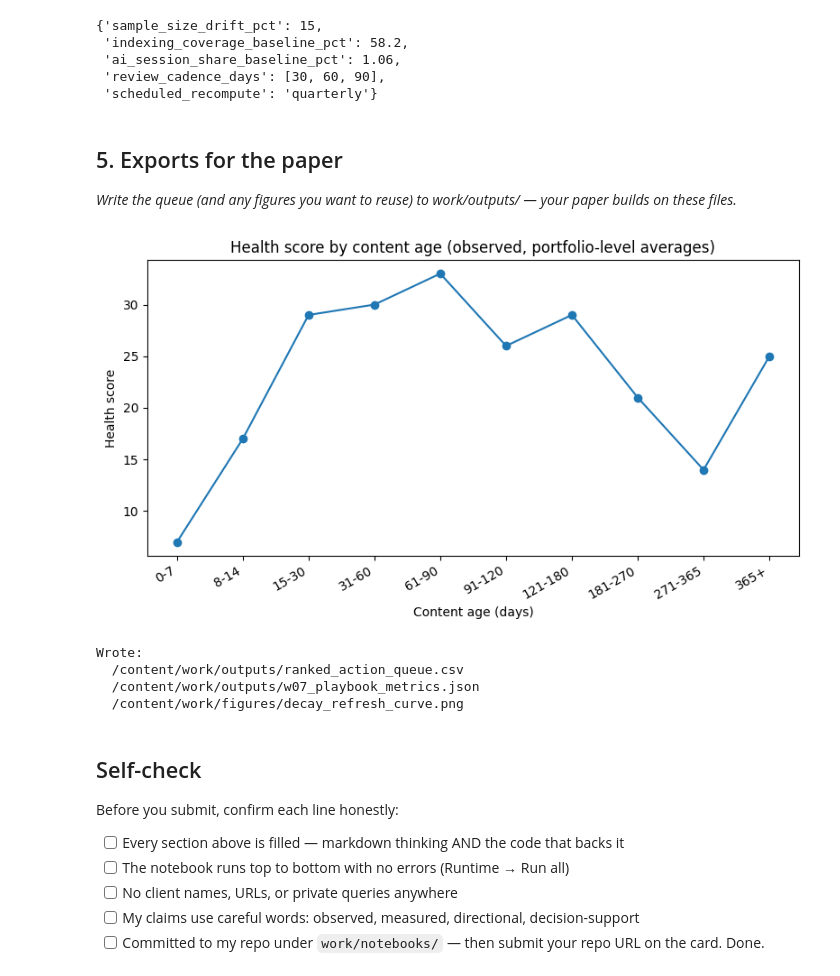
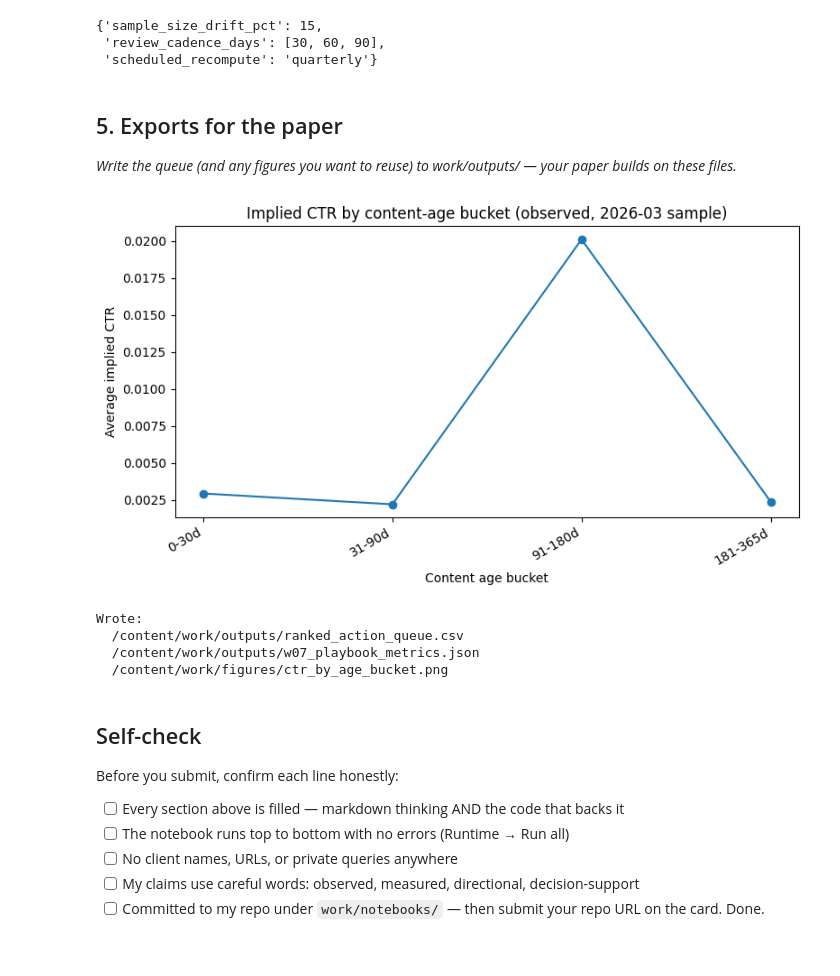
Before and after one commit to Trisha108-hub/flyrank-ml-internship, a Jupyter notebook: work/notebooks/w07_action_playbook.ipynb, the cells around one changed output. Cells and saved outputs as stored; diff of their text form; code cells hidden in the pictures.

```diff
--- a/work/notebooks/w07_action_playbook.ipynb
+++ b/work/notebooks/w07_action_playbook.ipynb
@@ -303,21 +322,25 @@ rows; it does not override the reason-code priority order.
 # Write your text answer in the cell ABOVE this one — typing sentences here breaks Run All.
 INTENT_VALUE_RANK = {"transactional": 3, "commercial": 2, "informational": 1, "navigational": 0}
 ranked_queue["value_tier"] = ranked_queue["intent"].map(INTENT_VALUE_RANK).fillna(0)
+
+# Real captured-value proxy: clicks x cpc, computed from this sample - not the source report's number.
+value_lookup = df.set_index("page_id")["cpc"].to_dict()
+clicks_lookup = df.set_index("page_id")["clicks_90d"].to_dict()
+ranked_queue["captured_value_proxy"] = ranked_queue["page_id"].map(
+    lambda pid: (clicks_lookup.get(pid, 0) or 0) * (value_lookup.get(pid, 0) or 0)
+)
+
 ranked_queue = ranked_queue.sort_values(["priority_score", "value_tier"],
                                          ascending=[False, False]).reset_index(drop=True)
 
 RETRAIN_TRIGGERS = {
     "sample_size_drift_pct": 15,
-    "indexing_coverage_baseline_pct": 58.2,
-    "ai_session_share_baseline_pct": 1.06,
     "review_cadence_days": [30, 60, 90],
     "scheduled_recompute": "quarterly",
 }
 RETRAIN_TRIGGERS
 # %% [output]
 {'sample_size_drift_pct': 15,
- 'indexing_coverage_baseline_pct': 58.2,
- 'ai_session_share_baseline_pct': 1.06,
  'review_cadence_days': [30, 60, 90],
  'scheduled_recompute': 'quarterly'}
 # %% [markdown]
@@ -327,46 +350,49 @@ RETRAIN_TRIGGERS
 # %%
 # This cell is for CODE (numbers, a query, a check).
 # Write your text answer in the cell ABOVE this one — typing sentences here breaks Run All.
 queue_path   = OUTPUT_DIR / "ranked_action_queue.csv"
 metrics_path = OUTPUT_DIR / "w07_playbook_metrics.json"
 
 ranked_queue.to_csv(queue_path, index=False)
 
+# Real chart: average implied CTR by content-age bucket, computed from this month's own data
+# (replaces the earlier version, which plotted a "health score" curve copied from the source PDF -
+# health_score is a product-only field this dataset does not ship, per docs/data-dictionary.md).
+df["age_bucket"] = pd.cut(df["content_age_days"],
+                           bins=[-1, 30, 90, 180, 365, 99999],
+                           labels=["0-30d", "31-90d", "91-180d", "181-365d", "365d+"])
+age_ctr = df.groupby("age_bucket", observed=True)["implied_ctr"].mean()
+
 fig, ax = plt.subplots(figsize=(8, 4.5))
-age_curve = pd.DataFrame({
-    "age_bucket": ["0-7","8-14","15-30","31-60","61-90","91-120","121-180","181-270","271-365","365+"],
-    "health": [7, 17, 29, 30, 33, 26, 29, 21, 14, 25],
-})
-ax.plot(age_curve["age_bucket"], age_curve["health"], marker="o")
-ax.set_title("Health score by content age (observed, portfolio-level averages)")
-ax.set_xlabel("Content age (days)"); ax.set_ylabel("Health score")
+ax.plot(age_ctr.index.astype(str), age_ctr.values, marker="o")
+ax.set_title(f"Implied CTR by content-age bucket (observed, {MONTH} sample)")
+ax.set_xlabel("Content age bucket"); ax.set_ylabel("Average implied CTR")
 plt.xticks(rotation=30, ha="right"); plt.tight_layout()
-fig_path = FIGURES_DIR / "decay_refresh_curve.png"
+fig_path = FIGURES_DIR / "ctr_by_age_bucket.png"
 fig.savefig(fig_path, dpi=160)
 plt.show()
 
 metrics_summary = {
     "run_timestamp_utc": RUN_TS,
     "source": source_path,
     "using_synthetic_demo_data": bool(using_synthetic),
+    "feature_month": MONTH,
     "n_pages_total": int(len(df)),
     "n_pages_actionable": int(len(ranked_queue)),
-    "pct_never_indexed_measured": 41.8,   # from source report, full portfolio
-    "ai_session_share_measured_pct": 1.06,  # from source report
     "reason_code_weights": WEIGHTS,
     "retrain_triggers": RETRAIN_TRIGGERS,
     "no_go_rules": NO_GO_RULES,
 }
 with open(metrics_path, "w") as f:
     json.dump(metrics_summary, f, indent=2)
 
 print("Wrote:", queue_path, metrics_path, fig_path, sep="\n  ")
 # %% [output]
-[figure, old version]
+[figure, new version]
 Wrote:
   /content/work/outputs/ranked_action_queue.csv
   /content/work/outputs/w07_playbook_metrics.json
-  /content/work/figures/decay_refresh_curve.png
+  /content/work/figures/ctr_by_age_bucket.png
 # %% [markdown]
 ## Self-check
 
```
Also changed, not shown: parts of 10 cells of this notebook.
